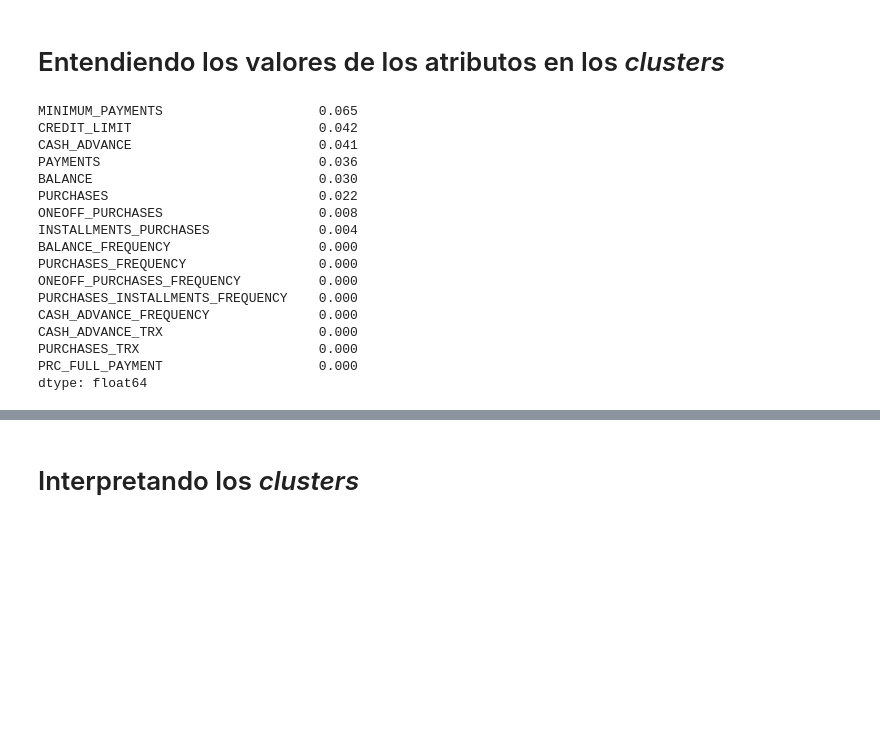
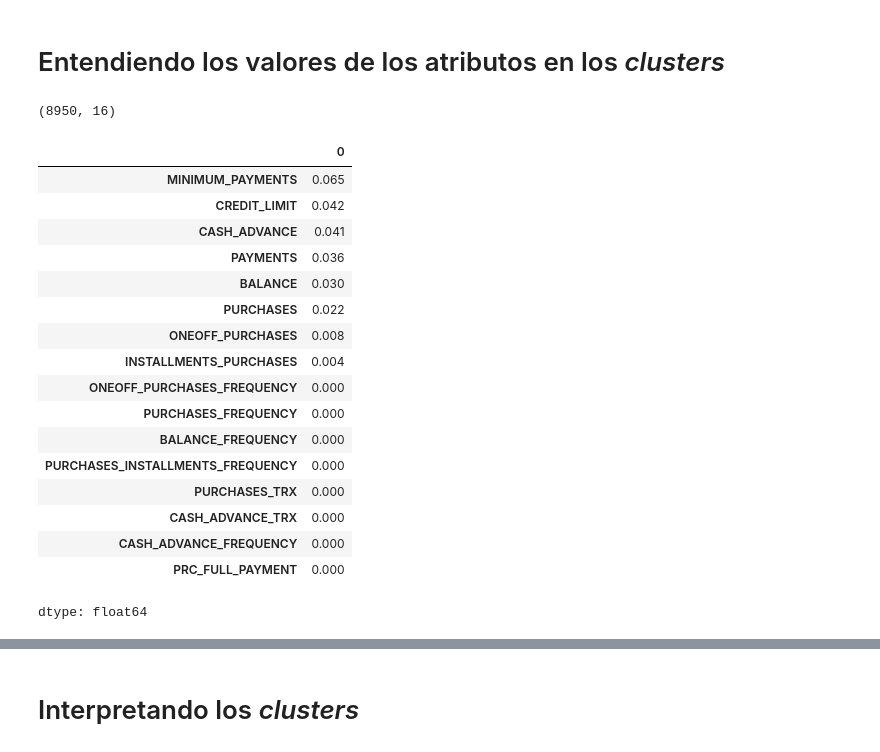
Before and after one commit to RicardxJMG/Data-projects, a Jupyter notebook: Data Science Projects/Credit Card Clustering/Clustering_Tarjeta_Credito.ipynb, the cells around one changed output, grey strips where cells are left out. Drawn from its saved outputs; the diff is of its cells as text; code cells hidden in the pictures; blank space fills up the shorter version.

```diff
--- a/Data Science Projects/Credit Card Clustering/Clustering_Tarjeta_Credito.ipynb
+++ b/Data Science Projects/Credit Card Clustering/Clustering_Tarjeta_Credito.ipynb
@@ -313,26 +315,31 @@ dataset['CLUSTER'] = labels
 # %% [markdown]
 # Entendiendo los valores de los atributos en los *clusters*
+# %%
+dataset.shape
+# %% [output]
+(8950, 16)
 # %%
-# kmeans.cluster_centers_
+kmeans.cluster_centers_
 centroids = pd.DataFrame(kmeans.cluster_centers_, columns= dataset.columns)
 round(centroids.var(),3).sort_values(ascending=False)
 # %% [output]
+|  | 0 |
+| MINIMUM_PAYMENTS | 0.065 |
+| CREDIT_LIMIT | 0.042 |
+| CASH_ADVANCE | 0.041 |
+| PAYMENTS | 0.036 |
+| BALANCE | 0.030 |
+| PURCHASES | 0.022 |
+| ONEOFF_PURCHASES | 0.008 |
+| INSTALLMENTS_PURCHASES | 0.004 |
+| ONEOFF_PURCHASES_FREQUENCY | 0.000 |
+| PURCHASES_FREQUENCY | 0.000 |
+| BALANCE_FREQUENCY | 0.000 |
+| PURCHASES_INSTALLMENTS_FREQUENCY | 0.000 |
+| PURCHASES_TRX | 0.000 |
+| CASH_ADVANCE_TRX | 0.000 |
+| CASH_ADVANCE_FREQUENCY | 0.000 |
+| PRC_FULL_PAYMENT | 0.000 |
-MINIMUM_PAYMENTS                    0.065
-CREDIT_LIMIT                        0.042
-CASH_ADVANCE                        0.041
-PAYMENTS                            0.036
-BALANCE                             0.030
-PURCHASES                           0.022
-ONEOFF_PURCHASES                    0.008
-INSTALLMENTS_PURCHASES              0.004
-BALANCE_FREQUENCY                   0.000
-PURCHASES_FREQUENCY                 0.000
-ONEOFF_PURCHASES_FREQUENCY          0.000
-PURCHASES_INSTALLMENTS_FREQUENCY    0.000
-CASH_ADVANCE_FREQUENCY              0.000
-CASH_ADVANCE_TRX                    0.000
-PURCHASES_TRX                       0.000
-PRC_FULL_PAYMENT                    0.000
 dtype: float64
 # %%
 dataset['CLUSTER']=labels
```
Also changed, not shown: parts of 14 cells of this notebook.
